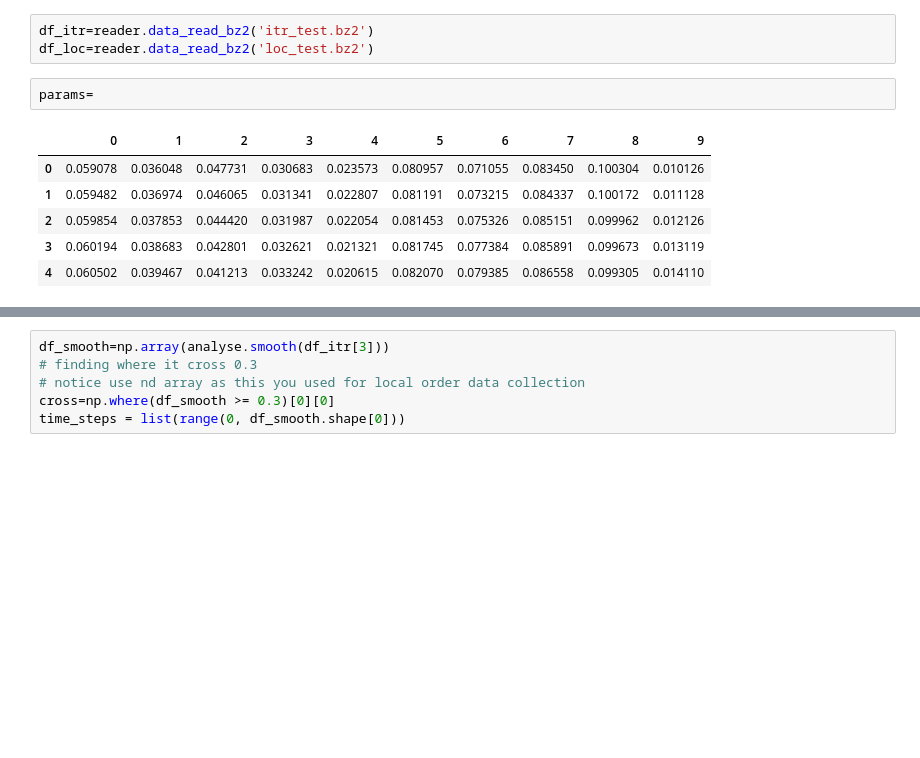
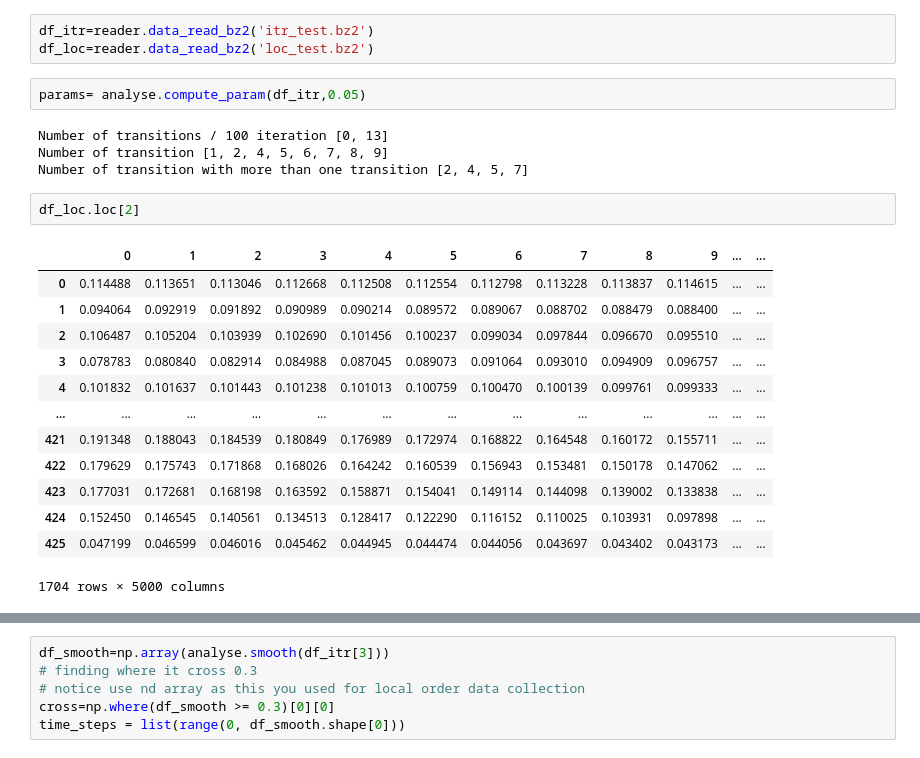
Before and after one commit to csndl-iitd/srg-tes-epilepsy-models, a Jupyter notebook: analysis/notebooks/Test Remote Server.ipynb, the cells around one changed output, grey strips where cells are left out. Saved outputs shown, nothing was run; the diff lists cells and outputs as text; blank space fills up the shorter version.

```diff
--- a/analysis/notebooks/Test Remote Server.ipynb
+++ b/analysis/notebooks/Test Remote Server.ipynb
@@ -10,12 +13,25 @@ reader=DataRead()
 # %%
 df_itr=reader.data_read_bz2('itr_test.bz2')
 df_loc=reader.data_read_bz2('loc_test.bz2')
-# %%
-params=
-# %% [output]
-|  | 0 | 1 | 2 | 3 | 4 | 5 | 6 | 7 | 8 | 9 |
-| 0 | 0.059078 | 0.036048 | 0.047731 | 0.030683 | 0.023573 | 0.080957 | 0.071055 | 0.083450 | 0.100304 | 0.010126 |
-| 1 | 0.059482 | 0.036974 | 0.046065 | 0.031341 | 0.022807 | 0.081191 | 0.073215 | 0.084337 | 0.100172 | 0.011128 |
-| 2 | 0.059854 | 0.037853 | 0.044420 | 0.031987 | 0.022054 | 0.081453 | 0.075326 | 0.085151 | 0.099962 | 0.012126 |
-| 3 | 0.060194 | 0.038683 | 0.042801 | 0.032621 | 0.021321 | 0.081745 | 0.077384 | 0.085891 | 0.099673 | 0.013119 |
-| 4 | 0.060502 | 0.039467 | 0.041213 | 0.033242 | 0.020615 | 0.082070 | 0.079385 | 0.086558 | 0.099305 | 0.014110 |
+# %%
+params= analyse.compute_param(df_itr,0.05)
+# %% [output]
+Number of transitions / 100 iteration [0, 13]
+Number of transition [1, 2, 4, 5, 6, 7, 8, 9]
+Number of transition with more than one transition [2, 4, 5, 7]
+# %%
+df_loc.loc[2]
+# %% [output]
+|  | 0 | 1 | 2 | 3 | 4 | 5 | 6 | 7 | 8 | 9 | ... | ... |
+| 0 | 0.114488 | 0.113651 | 0.113046 | 0.112668 | 0.112508 | 0.112554 | 0.112798 | 0.113228 | 0.113837 | 0.114615 | ... | ... |
+| 1 | 0.094064 | 0.092919 | 0.091892 | 0.090989 | 0.090214 | 0.089572 | 0.089067 | 0.088702 | 0.088479 | 0.088400 | ... | ... |
+| 2 | 0.106487 | 0.105204 | 0.103939 | 0.102690 | 0.101456 | 0.100237 | 0.099034 | 0.097844 | 0.096670 | 0.095510 | ... | ... |
+| 3 | 0.078783 | 0.080840 | 0.082914 | 0.084988 | 0.087045 | 0.089073 | 0.091064 | 0.093010 | 0.094909 | 0.096757 | ... | ... |
+| 4 | 0.101832 | 0.101637 | 0.101443 | 0.101238 | 0.101013 | 0.100759 | 0.100470 | 0.100139 | 0.099761 | 0.099333 | ... | ... |
+| ... | ... | ... | ... | ... | ... | ... | ... | ... | ... | ... | ... | ... |
+| 421 | 0.191348 | 0.188043 | 0.184539 | 0.180849 | 0.176989 | 0.172974 | 0.168822 | 0.164548 | 0.160172 | 0.155711 | ... | ... |
+| 422 | 0.179629 | 0.175743 | 0.171868 | 0.168026 | 0.164242 | 0.160539 | 0.156943 | 0.153481 | 0.150178 | 0.147062 | ... | ... |
+| 423 | 0.177031 | 0.172681 | 0.168198 | 0.163592 | 0.158871 | 0.154041 | 0.149114 | 0.144098 | 0.139002 | 0.133838 | ... | ... |
+| 424 | 0.152450 | 0.146545 | 0.140561 | 0.134513 | 0.128417 | 0.122290 | 0.116152 | 0.110025 | 0.103931 | 0.097898 | ... | ... |
+| 425 | 0.047199 | 0.046599 | 0.046016 | 0.045462 | 0.044945 | 0.044474 | 0.044056 | 0.043697 | 0.043402 | 0.043173 | ... | ... |
+1704 rows × 5000 columns
```
Also changed, not shown: parts of 2 cells of this notebook.
